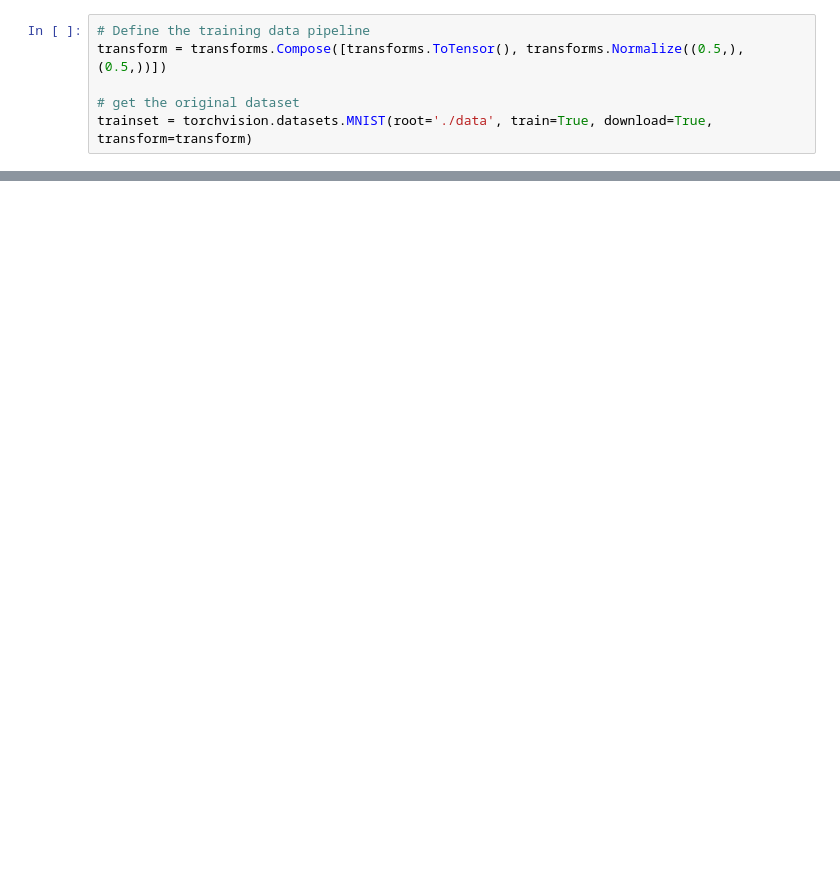
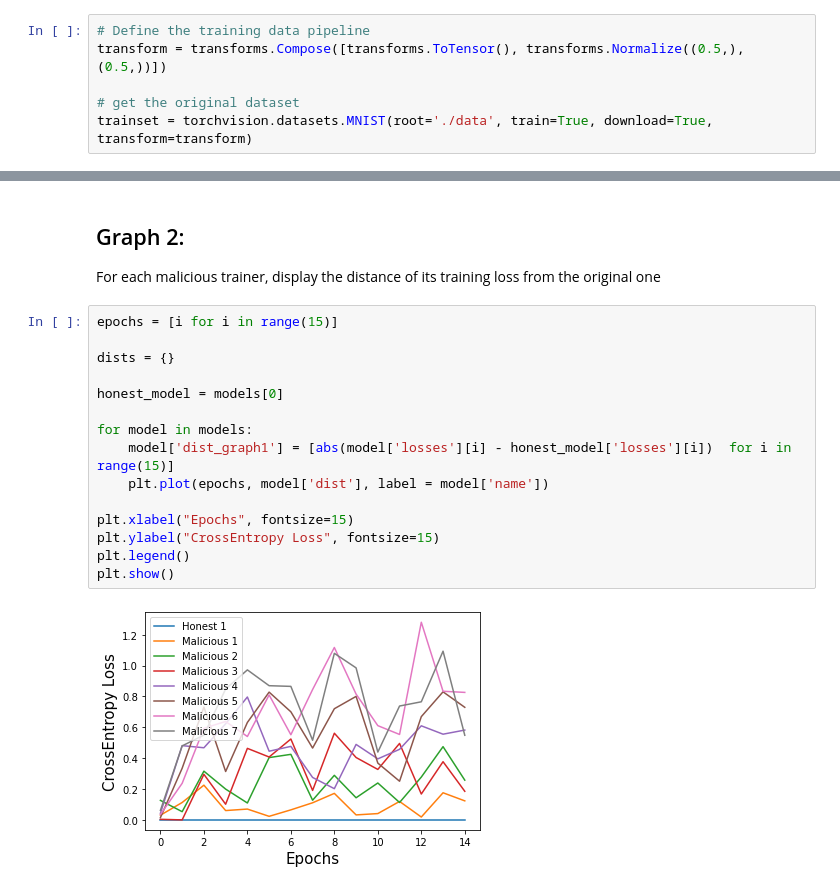
Before and after one commit to nikosgalanis/data-poisoning-defense-fl, a Jupyter notebook: Central_ML_testing/Mal_vs_Hon.ipynb, the cells around one changed output, grey strips where cells are left out. Cells and saved outputs as stored; diff of their text form; blank space fills up the shorter version.

Commit message:
Added explainatory graphs for central

```diff
--- a/Central_ML_testing/Mal_vs_Hon.ipynb
+++ b/Central_ML_testing/Mal_vs_Hon.ipynb
@@ -146,0 +146,20 @@ plt.show()
+# %% [markdown]
+## Graph 2:
+For each malicious trainer, display the distance of its training loss from the original one
+# %%
+epochs = [i for i in range(15)]
+
+dists = {}
+
+honest_model = models[0]
+
+for model in models:
+    model['dist_graph1'] = [abs(model['losses'][i] - honest_model['losses'][i])  for i in range(15)]
+    plt.plot(epochs, model['dist'], label = model['name'])
+
+plt.xlabel("Epochs", fontsize=15)
+plt.ylabel("CrossEntropy Loss", fontsize=15)
+plt.legend()
+plt.show()
+# %% [output]
+[figure, added]
```
Also changed, not shown: parts of 7 cells of this notebook, 1 other file.
